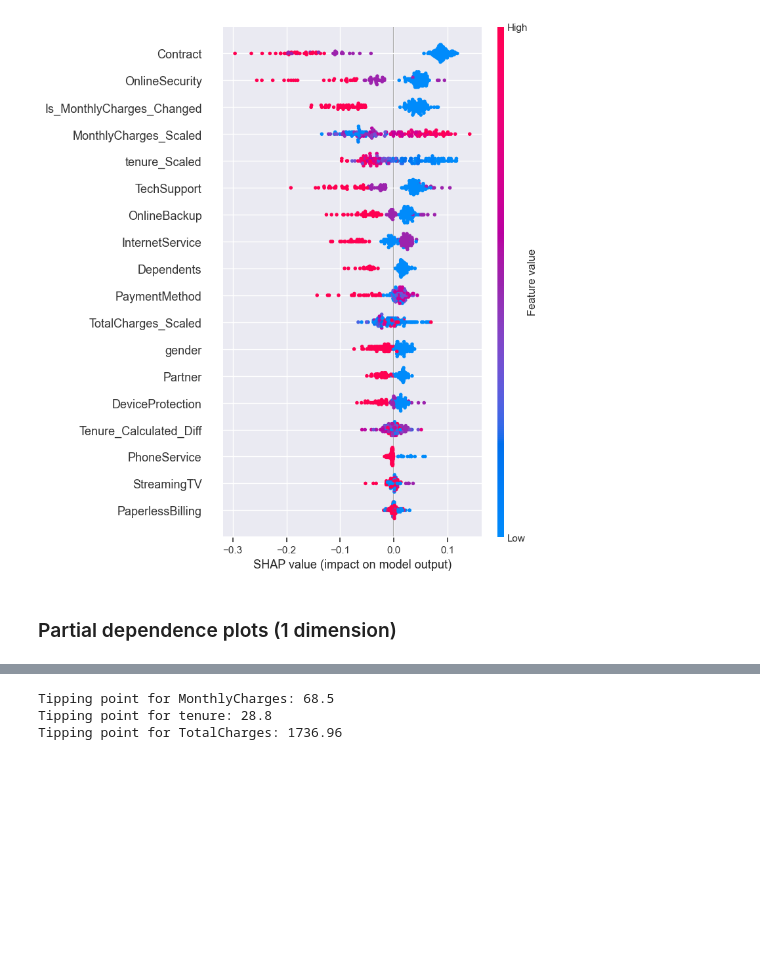
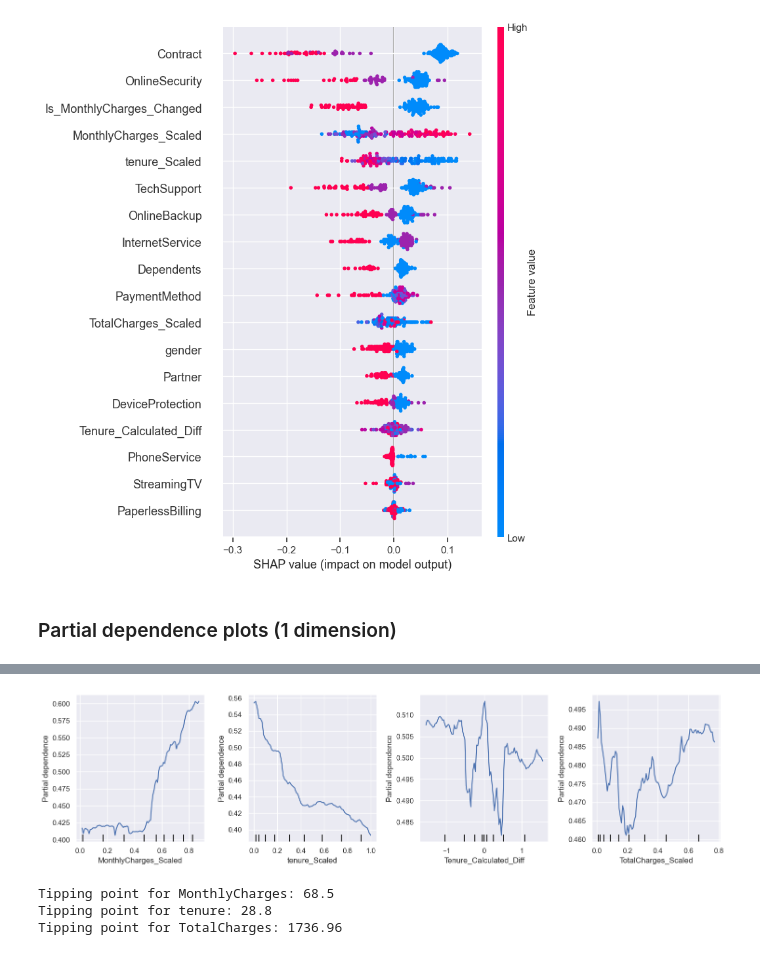
Before and after one commit to Lavinialau/Telecom-churn, a Jupyter notebook: 01_code/0_summary.ipynb, the cells around one changed output, grey strips where cells are left out. Saved outputs shown, nothing was run; the diff lists cells and outputs as text; code cells hidden in the pictures; blank space fills up the shorter version.

Commit message:
seperate pdp 1d plot

```diff
--- a/01_code/0_summary.ipynb
+++ b/01_code/0_summary.ipynb
@@ -763,9 +765,10 @@ No data for colormapping provided via 'c'. Parameters 'vmin', 'vmax' will be ign
 # %%
-fig, ax = plt.subplots(6, 3, figsize=(15, 20))
-ax = ax.flatten()
+def plot_pdp_1D(variables, nrow, ncol, size):
+    fig, axes = plt.subplots(nrow, ncol, figsize=(15, size))
+    axes = axes.flatten()
 
-for i in range(len(X_train_rf.columns)):         # Iterate over indices (because ax needs index too)
-    PartialDependenceDisplay.from_estimator(rf_model, X_test_rf, [X_train_rf.columns[i]], ax=ax[i])
+    for i in range(len(variables)):         # Iterate over indices (because ax needs index too)
+        PartialDependenceDisplay.from_estimator(rf_model, X_test_rf, [variables[i]], ax=axes[i])
 
-plt.tight_layout()
-plt.show()
+    plt.tight_layout()
+    plt.show()
@@ -774,3 +775,8 @@ plt.show()
+# %%
+feature_names = ['MonthlyCharges_Scaled', 'tenure_Scaled', 'Tenure_Calculated_Diff', 'TotalCharges_Scaled']
+plot_pdp_1D(feature_names, 1, 4, 4)
+# %% [output]
+[figure, added]
 # %%
 # calculate the tipping point
 
```
Also changed, not shown: parts of 8 cells of this notebook.
